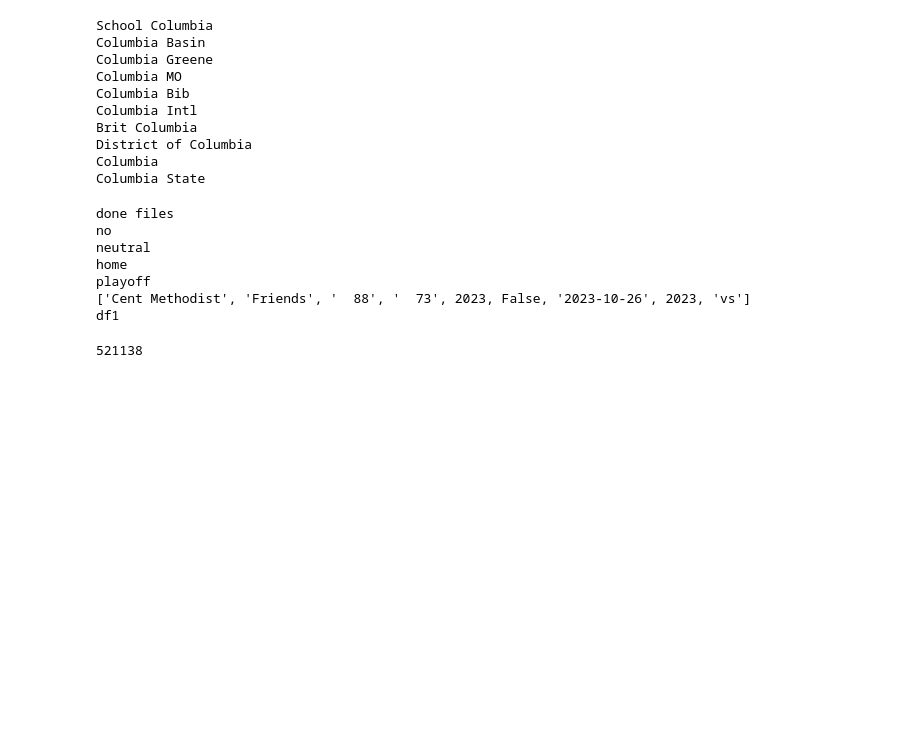
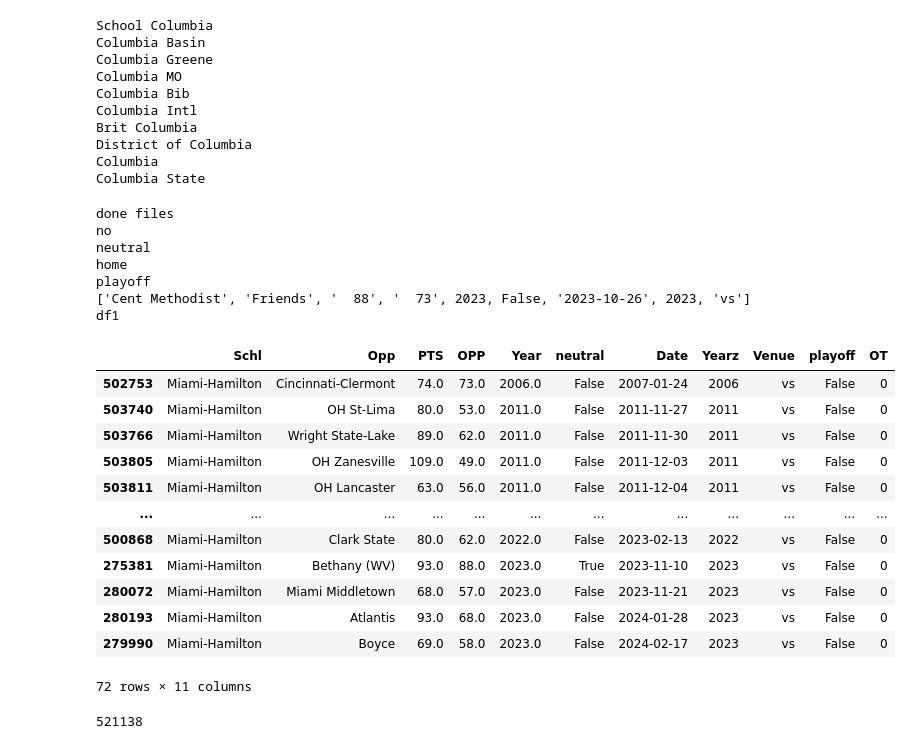
Before and after one commit to easella/ncaabelos, a Jupyter notebook: ncaab-for-free.ipynb, the cells around one changed output. Drawn from its saved outputs; the diff is of its cells as text; code cells hidden in the pictures; blank space fills up the shorter version.

```diff
--- a/ncaab-for-free.ipynb
+++ b/ncaab-for-free.ipynb
@@ -1840,6 +1841,22 @@ home
 playoff
 ['Cent Methodist', 'Friends', '  88', '  73', 2023, False, '2023-10-26', 2023, 'vs']
 df1
+# %%
+df22[df22.Schl=='Miami-Hamilton']
+# %% [output]
+|  | Schl | Opp | PTS | OPP | Year | neutral | Date | Yearz | Venue | playoff | OT |
+| 502753 | Miami-Hamilton | Cincinnati-Clermont | 74.0 | 73.0 | 2006.0 | False | 2007-01-24 | 2006 | vs | False | 0 |
+| 503740 | Miami-Hamilton | OH St-Lima | 80.0 | 53.0 | 2011.0 | False | 2011-11-27 | 2011 | vs | False | 0 |
+| 503766 | Miami-Hamilton | Wright State-Lake | 89.0 | 62.0 | 2011.0 | False | 2011-11-30 | 2011 | vs | False | 0 |
+| 503805 | Miami-Hamilton | OH Zanesville | 109.0 | 49.0 | 2011.0 | False | 2011-12-03 | 2011 | vs | False | 0 |
+| 503811 | Miami-Hamilton | OH Lancaster | 63.0 | 56.0 | 2011.0 | False | 2011-12-04 | 2011 | vs | False | 0 |
+| ... | ... | ... | ... | ... | ... | ... | ... | ... | ... | ... | ... |
+| 500868 | Miami-Hamilton | Clark State | 80.0 | 62.0 | 2022.0 | False | 2023-02-13 | 2022 | vs | False | 0 |
+| 275381 | Miami-Hamilton | Bethany (WV) | 93.0 | 88.0 | 2023.0 | True | 2023-11-10 | 2023 | vs | False | 0 |
+| 280072 | Miami-Hamilton | Miami Middletown | 68.0 | 57.0 | 2023.0 | False | 2023-11-21 | 2023 | vs | False | 0 |
+| 280193 | Miami-Hamilton | Atlantis | 93.0 | 68.0 | 2023.0 | False | 2024-01-28 | 2023 | vs | False | 0 |
+| 279990 | Miami-Hamilton | Boyce | 69.0 | 58.0 | 2023.0 | False | 2024-02-17 | 2023 | vs | False | 0 |
+72 rows × 11 columns
 # %%
 nump=df22.to_numpy()
 names=set()
```
Also changed, not shown: parts of 4 cells of this notebook.
